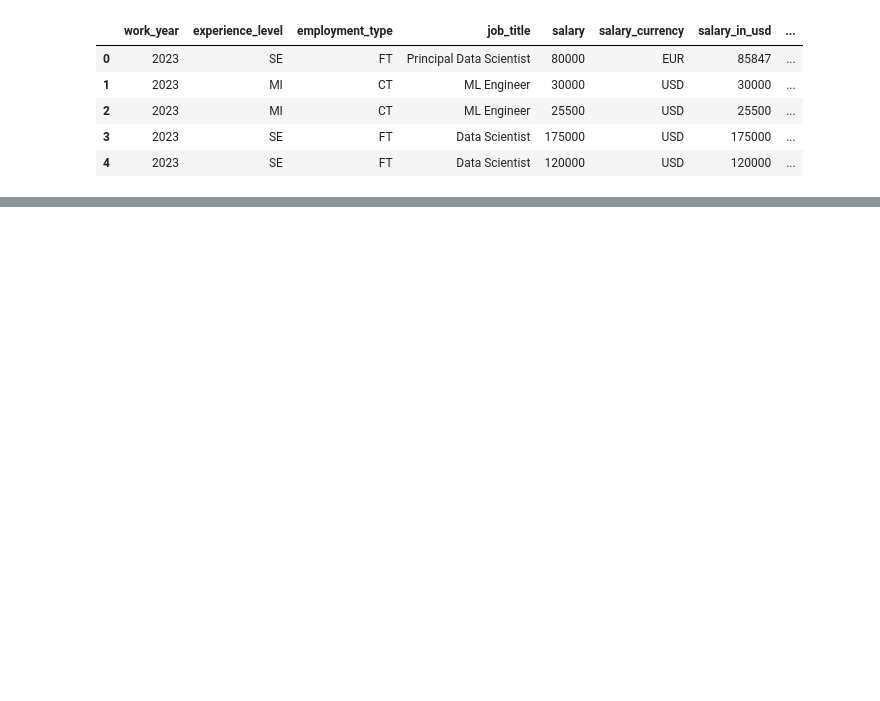
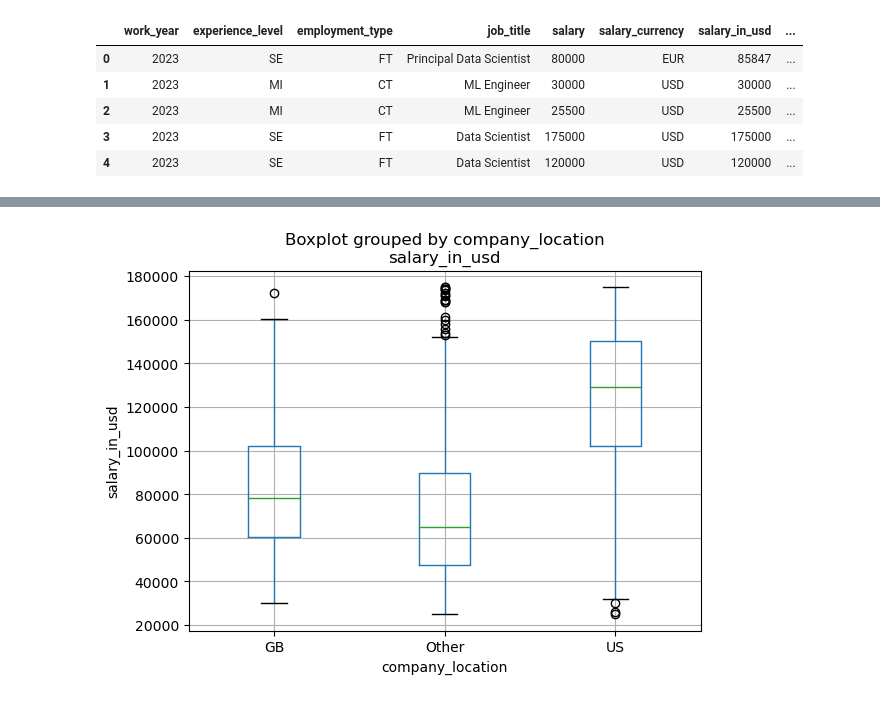
Before and after one commit to PhilipTimothe/Machine-Learning-Project-I, a Jupyter notebook: src/SalaryPrediction.ipynb, the cells around one changed output, grey strips where cells are left out. Drawn from its saved outputs; the diff is of its cells as text; code cells hidden in the pictures; blank space fills up the shorter version.

```diff
--- a/src/SalaryPrediction.ipynb
+++ b/src/SalaryPrediction.ipynb
@@ -26,0 +141,8 @@ KeyError: "['salary'] not found in axis"
+# %%
+salary_df = salary_df[salary_df['salary_in_usd'] <= 175000]
+salary_df = salary_df[salary_df['salary_in_usd'] >= 25000]
+salary_df.boxplot('salary_in_usd', 'company_location')
+plt.ylabel('salary_in_usd')
+plt.show()
+# %% [output]
+[figure, added]
```
Also changed, not shown: parts of 34 cells of this notebook, 3 other files.
